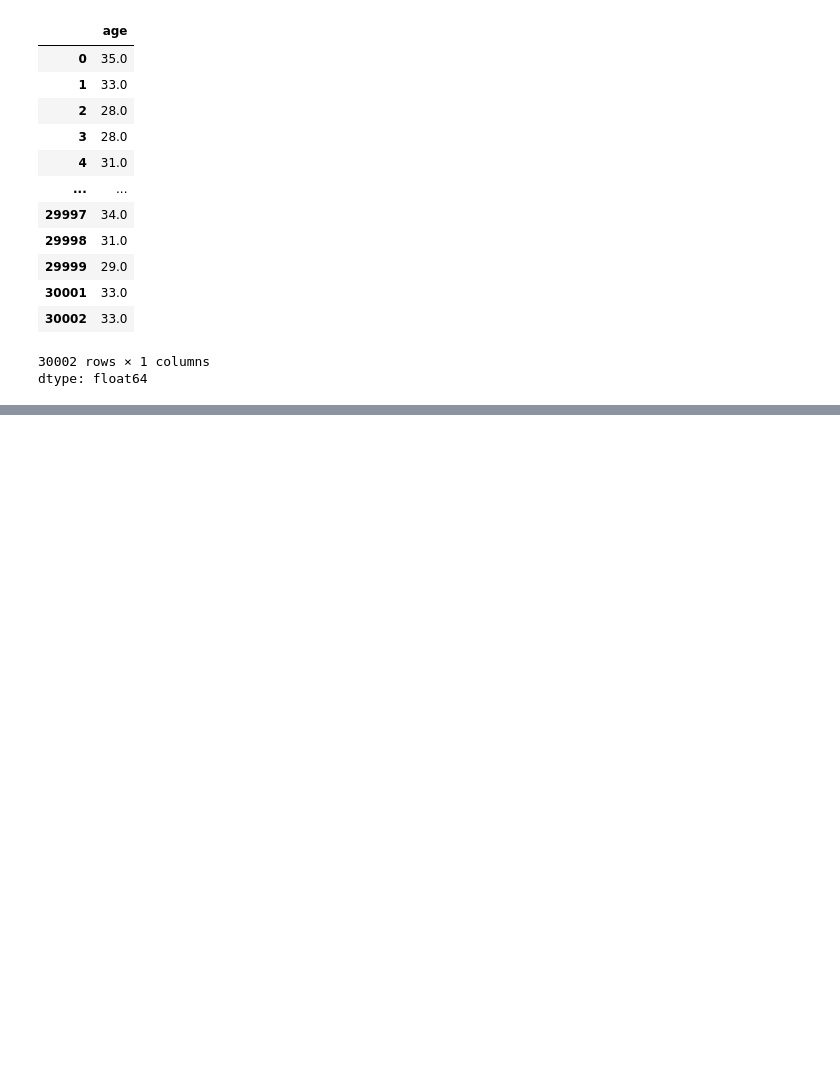
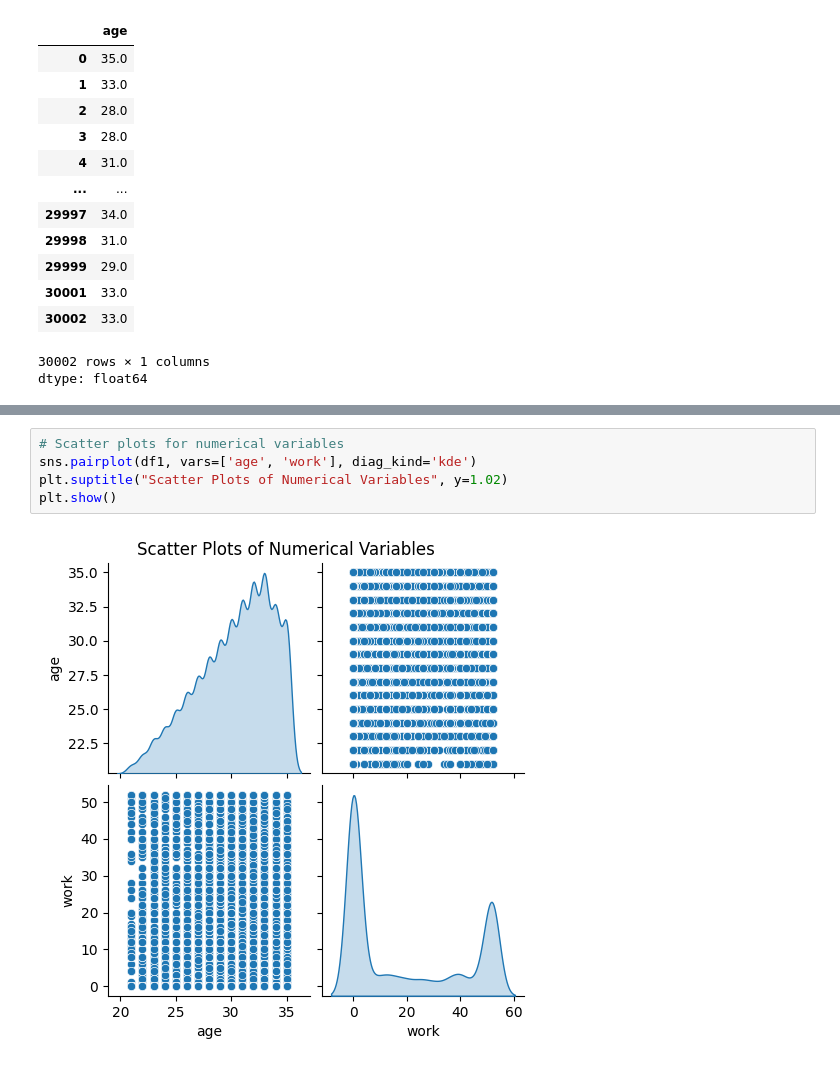
Before and after one commit to venkatrohithk/coursera-test, a Jupyter notebook: 21BDS0184_EDA.ipynb, the cells around one changed output, grey strips where cells are left out. Drawn from its saved outputs; the diff is of its cells as text; blank space fills up the shorter version.

```diff
--- a/21BDS0184_EDA.ipynb
+++ b/21BDS0184_EDA.ipynb
@@ -273,0 +316,7 @@ dtype: float64
+# %%
+# Scatter plots for numerical variables
+sns.pairplot(df1, vars=['age', 'work'], diag_kind='kde')
+plt.suptitle("Scatter Plots of Numerical Variables", y=1.02)
+plt.show()
+# %% [output]
+[figure, added]
```
Also changed, not shown: parts of 22 cells of this notebook.
